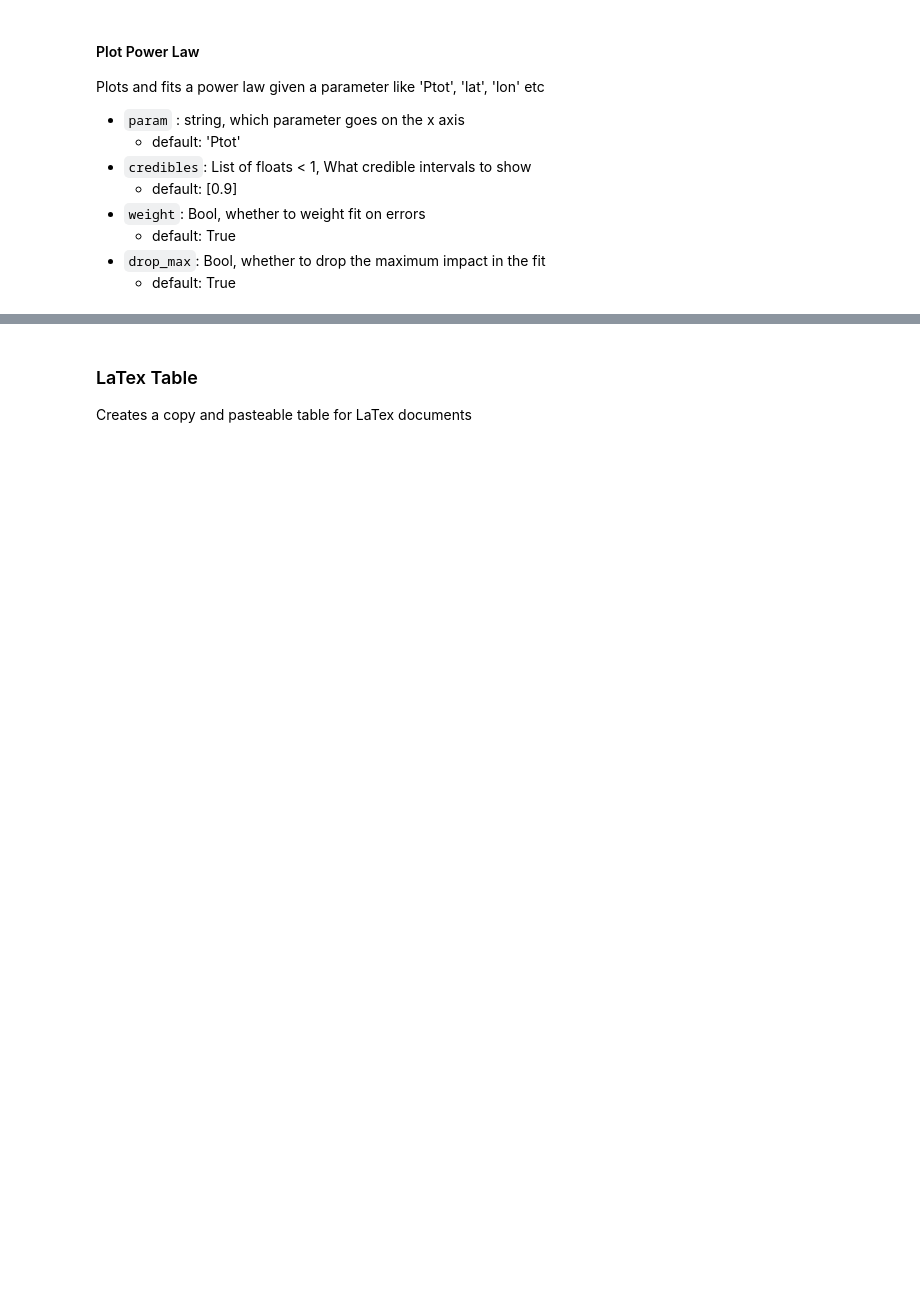
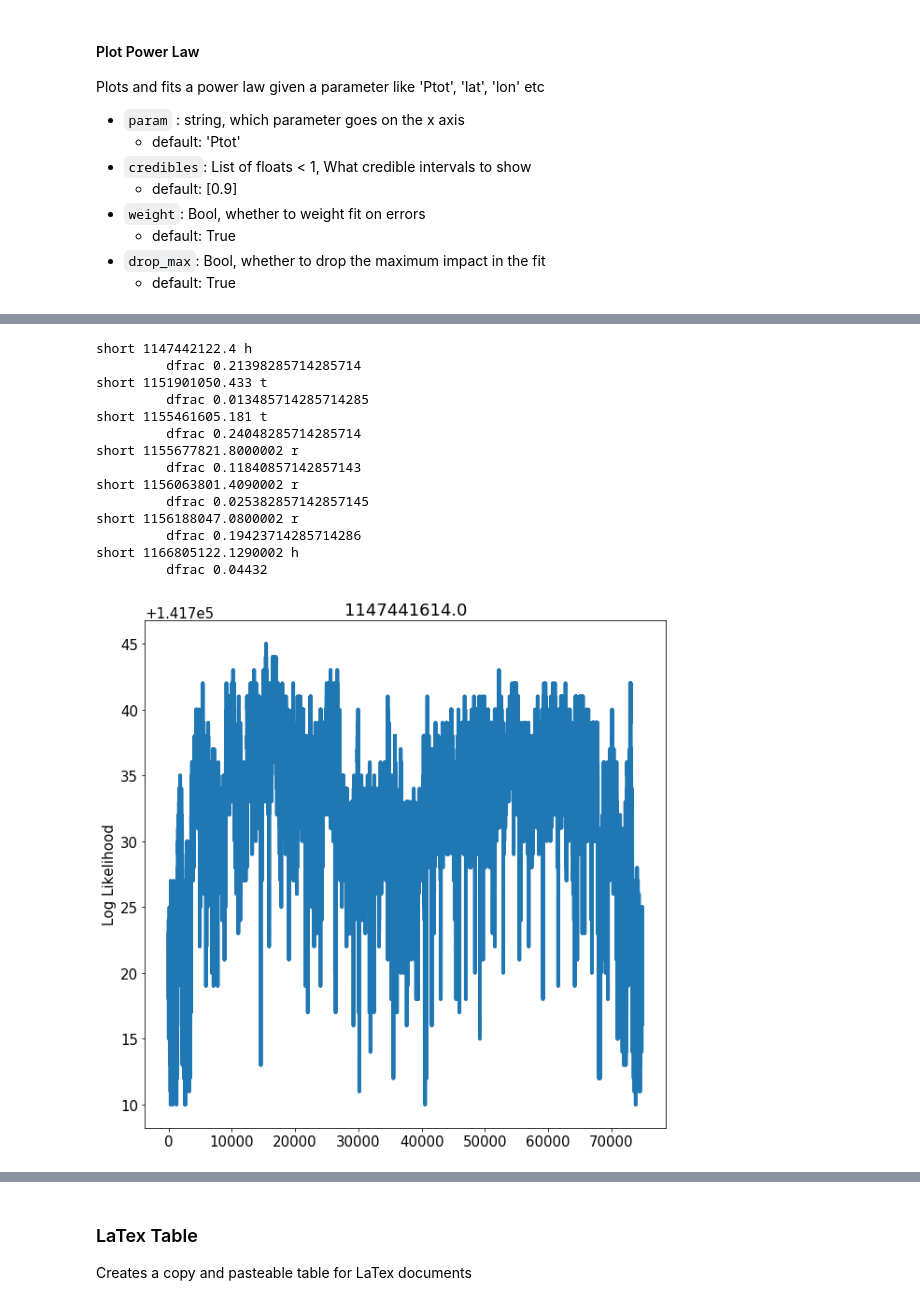
Before and after one commit to tlittenberg/LISAPathfinder, a Jupyter notebook: scripts/Analysis/scripts/impact_catalog_examples.ipynb, the cells around one changed output, grey strips where cells are left out. Drawn from its saved outputs; the diff is of its cells as text; code cells hidden in the pictures; blank space fills up the shorter version.

```diff
--- a/scripts/Analysis/scripts/impact_catalog_examples.ipynb
+++ b/scripts/Analysis/scripts/impact_catalog_examples.ipynb
@@ -199,0 +553,38 @@ impactList.plotMomSkyArea(credible = 0.99)
+# %%
+# Some of these chains are short? I am not sure what to do about it
+# These short chains are the marginal detections john found as maybe interesting
+# After looking at the telemetry they seem OK but the problem is that the chains are too short to really see
+# anything
+
+for impact1 in impactList.impact_list:
+    # Log likelihood chain to see mixing
+
+    if len(impact1.lon) < 200000:
+        print('short', impact1.gps, impact1.run)
+        print('\t dfrac', impact1.dfrac)
+    elif len(impact1.lon) > 500000:
+        print('long', impact1.gps)
+    else:
+        #print('good', impact1.gps)
+        #print('\t', impact1.dfrac)
+        continue
+    fig, ax = plt.subplots(figsize = (10,10))
+    ax.set_ylabel("Log Likelihood")
+    ax.plot(impact1.logL)
+    ax.set_title(impact1.segment)
+# %% [output]
+short 1147442122.4 h
+         dfrac 0.21398285714285714
+short 1151901050.433 t
+         dfrac 0.013485714285714285
+short 1155461605.181 t
+         dfrac 0.24048285714285714
+short 1155677821.8000002 r
+         dfrac 0.11840857142857143
+short 1156063801.4090002 r
+         dfrac 0.025382857142857145
+short 1156188047.0800002 r
+         dfrac 0.19423714285714286
+short 1166805122.1290002 h
+         dfrac 0.04432
+[figure, added]
```
Also changed, not shown: parts of 13 cells of this notebook, 8 other files.
